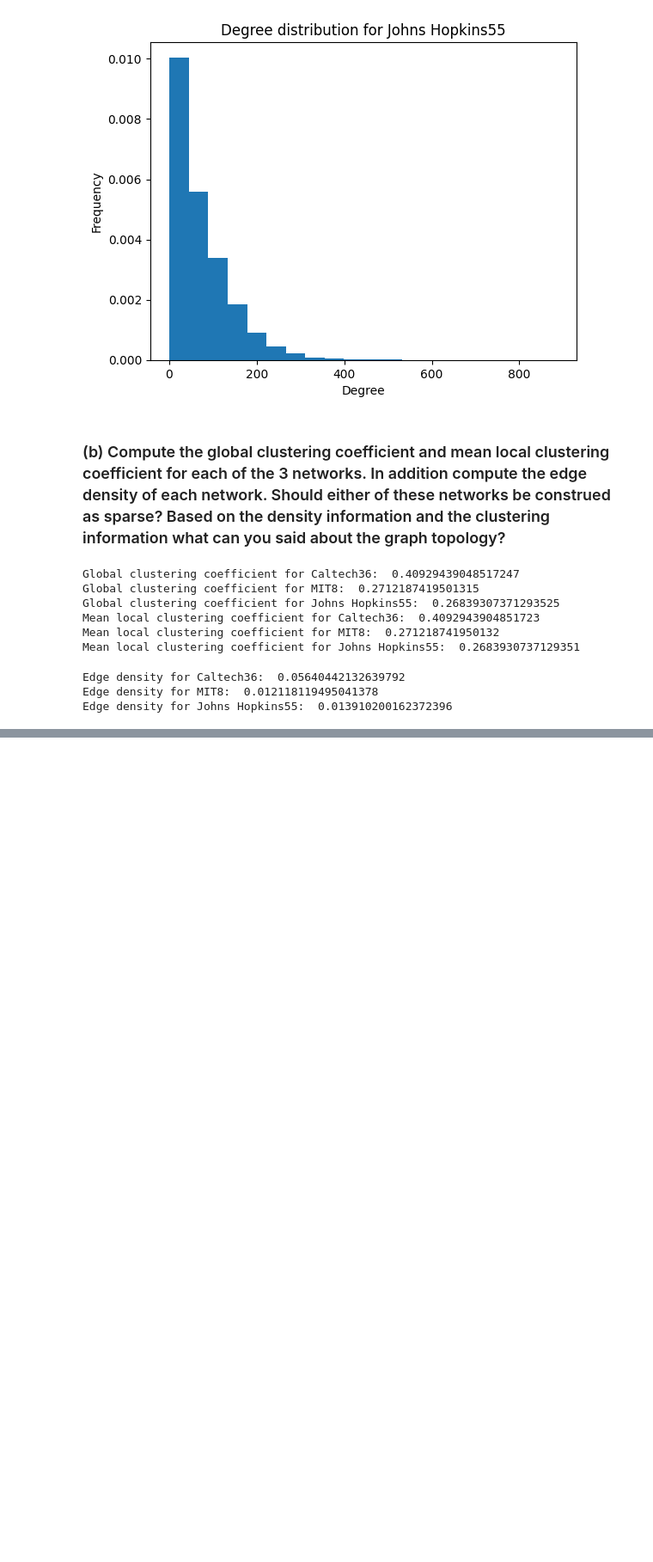
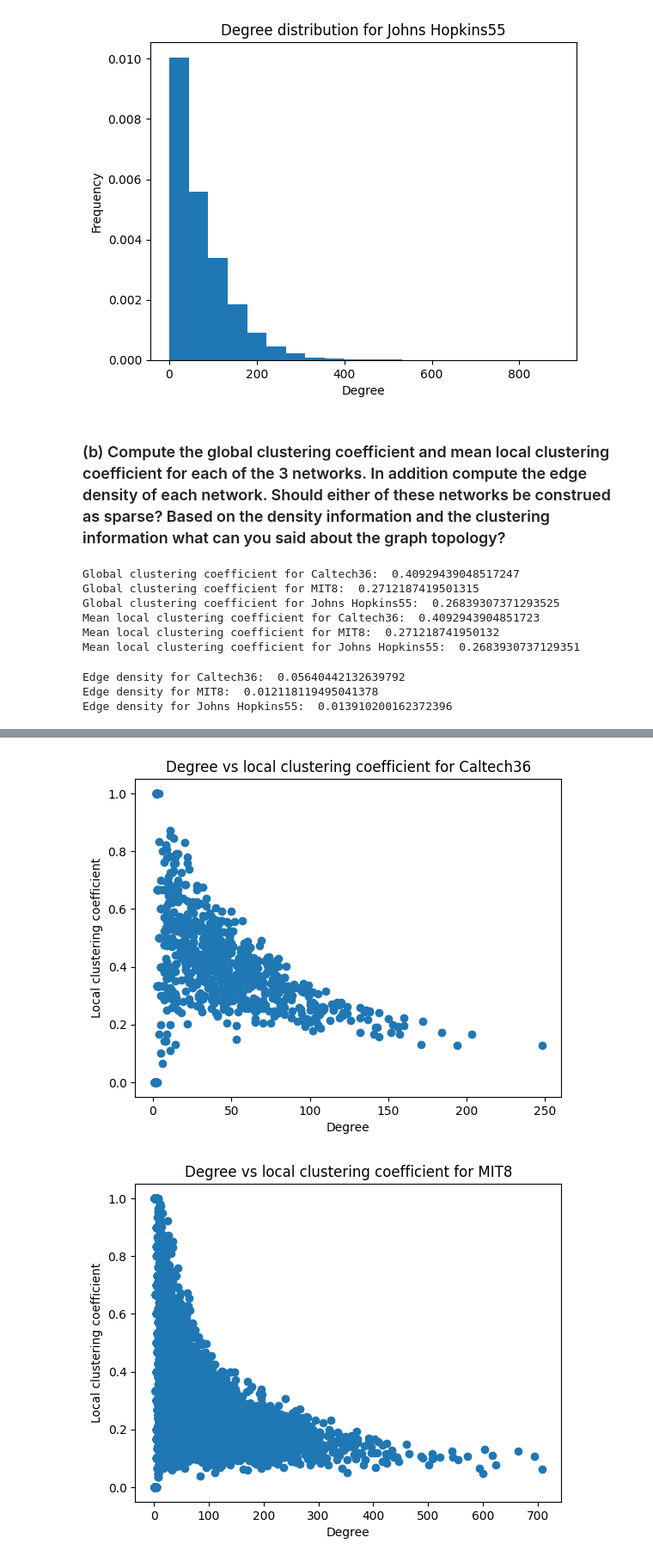
Before and after one commit to jbcol/complexnetworksProject, a Jupyter notebook: project.ipynb, the cells around one changed output, grey strips where cells are left out. Shown at 86% size. Saved outputs shown, nothing was run; the diff lists cells and outputs as text; code cells hidden in the pictures; blank space fills up the shorter version.

```diff
--- a/project.ipynb
+++ b/project.ipynb
@@ -83,0 +86,32 @@ Edge density for Johns Hopkins55:  0.013910200162372396
+# %%
+# For each network, draw a scatter plot of the degree versus local clustering coefficient.
+
+# Caltech36
+caltech_degree = [d for n, d in caltech_graph.degree()]
+caltech_local_clustering_coefficient = list(local_clustering_coefficient_caltech.values())
+plt.scatter(caltech_degree, caltech_local_clustering_coefficient)
+plt.xlabel("Degree")
+plt.ylabel("Local clustering coefficient")
+plt.title("Degree vs local clustering coefficient for Caltech36")
+plt.show()
+
+# MIT8
+mit_degree = [d for n, d in mit_graph.degree()]
+mit_local_clustering_coefficient = list(local_clustering_coefficient_mit.values())
+plt.scatter(mit_degree, mit_local_clustering_coefficient)
+plt.xlabel("Degree")
+plt.ylabel("Local clustering coefficient")
+plt.title("Degree vs local clustering coefficient for MIT8")
+plt.show()
+
+# Johns Hopkins55
+hopkins_degree = [d for n, d in hopkins_graph.degree()]
+hopkins_local_clustering_coefficient = list(local_clustering_coefficient_hopkins.values())
+plt.scatter(hopkins_degree, hopkins_local_clustering_coefficient)
+plt.xlabel("Degree")
+plt.ylabel("Local clustering coefficient")
+plt.title("Degree vs local clustering coefficient for Johns Hopkins55")
+plt.show()
+# %% [output]
+[figure, added]
+[figure, added]
```
Also changed, not shown: parts of 2 cells of this notebook.
